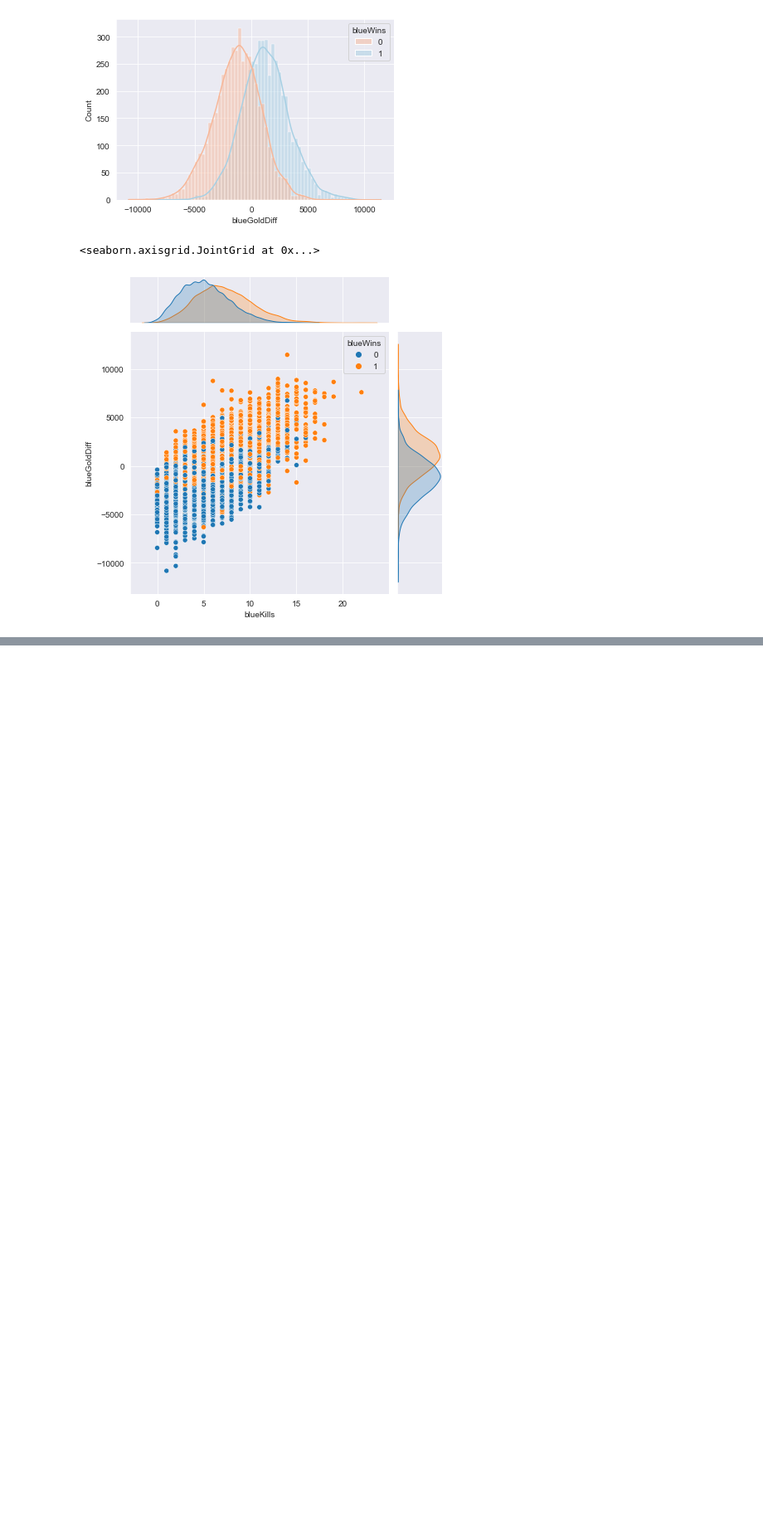
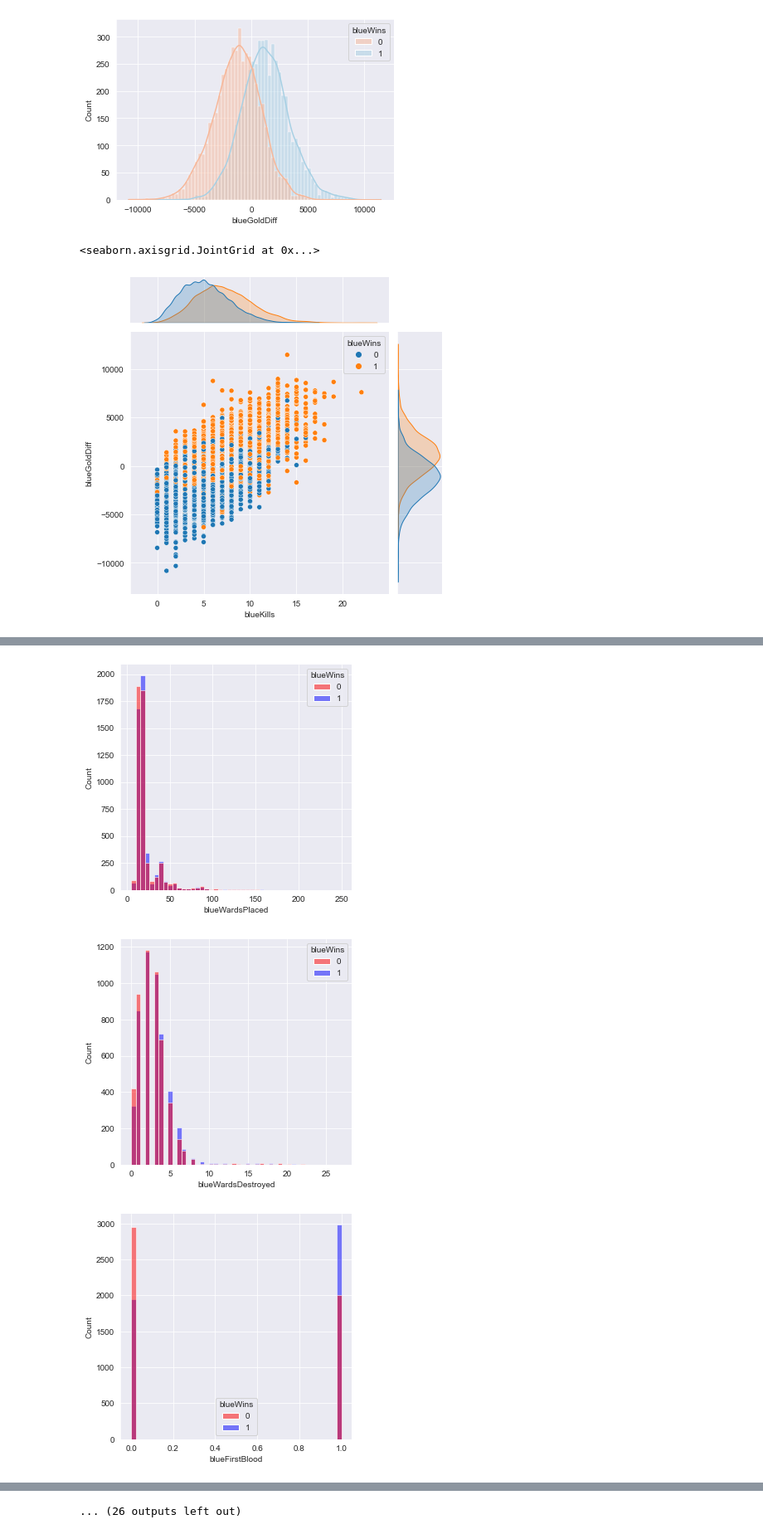
Before and after one commit to guilherme13c/TP_ICD, a Jupyter notebook: main.ipynb, the cells around one changed output, grey strips where cells are left out. Shown at 83% size. Cells and saved outputs as stored; diff of their text form; code cells hidden in the pictures; blank space fills up the shorter version.

```diff
--- a/main.ipynb
+++ b/main.ipynb
@@ -47,0 +57,11 @@ sns.jointplot(x='blueExperienceDiff', y='blueGoldDiff',
+# %%
+for col in df.columns:
+  if col != "blueWins" and col != "gameId":
+    fig, ax1 = plt.subplots(figsize=(5, 5))
+    sns.histplot(x=col, hue='blueWins', data=df, ax=ax1,
+                 bins=46, palette=["#FF0000", "#0000FF"])
+    sns.despine(fig)
+# %% [output]
+[figure, added]
+[figure, added]
+[figure, added]
@@ -47,0 +77 @@ sns.jointplot(x='blueExperienceDiff', y='blueGoldDiff',
+... (26 outputs left out)
```
Also changed, not shown: parts of 4 cells of this notebook.
